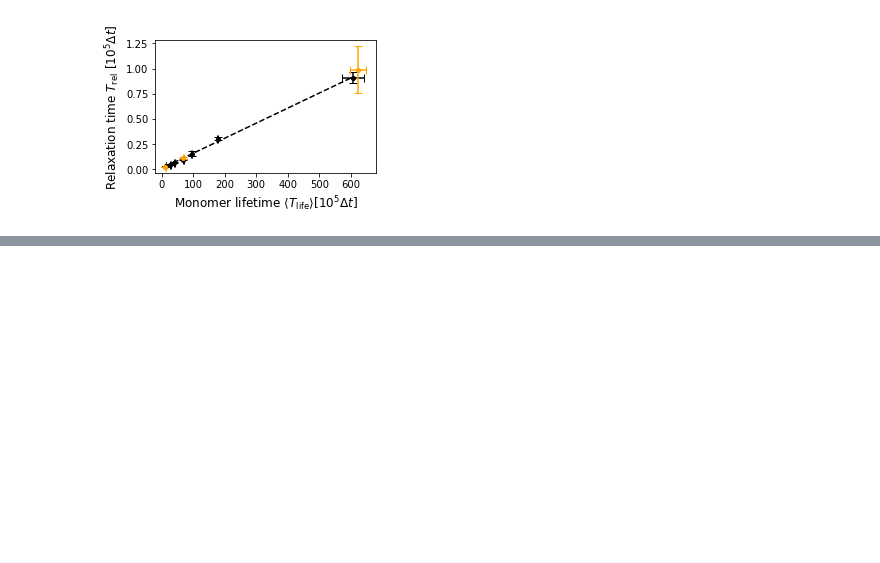
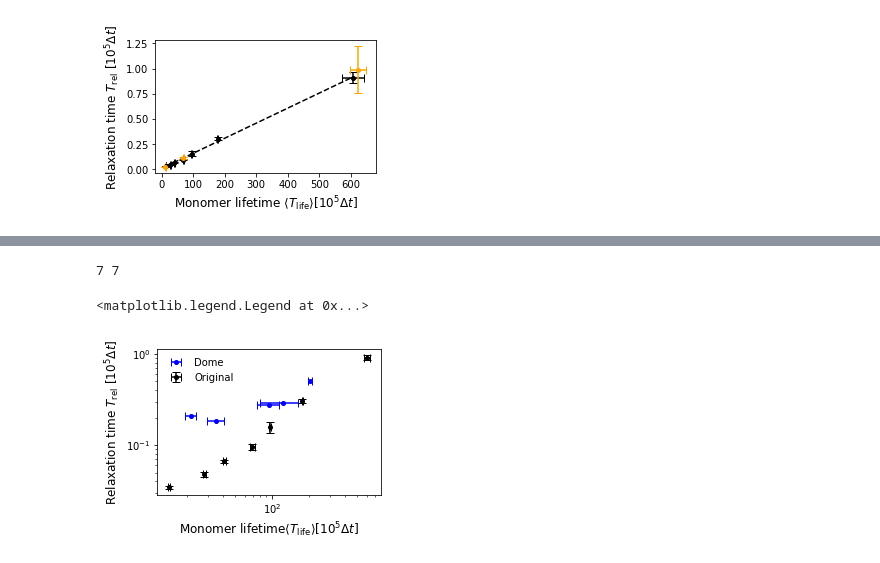
Before and after one commit to Billie1717/ColIVTurnover_Simulations, a Jupyter notebook: Data_and_Figures_2026/Fig_Tlife_conditions/MasterLifetimePlot_Conditions.ipynb, the cells around one changed output, grey strips where cells are left out. Drawn from its saved outputs; the diff is of its cells as text; code cells hidden in the pictures; blank space fills up the shorter version.

```diff
--- a/Data_and_Figures_2026/Fig_Tlife_conditions/MasterLifetimePlot_Conditions.ipynb
+++ b/Data_and_Figures_2026/Fig_Tlife_conditions/MasterLifetimePlot_Conditions.ipynb
@@ -179 +186,18 @@ ax.plot(MPs,Taus_Other_HalfDensity)
 [figure]
+# %%
+TlifeDome = [205073403.38202158, 95440252.60522974, 122730855.95567864, 34697255.490758345, 21543757.950391155, 11524891.792222882, 9976407.430534672]
+TlifeDomeSTD = [8525100.494711014, 19932763.394770257, 42329144.04432132, 5594337.993546003, 2210319.261260709, 279424.46722723247, 708216.261837937]
+Tau_Dome = [50310.08420758,27303.83282787,28940.15944243,18539.12022978,20717.40854068,24664.38159303,172055.41071602]
+fig,ax = plt.subplots(1,figsize = (4.,2.7))
+print(len(Tau_Dome),len(TlifeDome))
+ax.errorbar(np.divide(TlifeDome[:5],10**6),np.divide(Tau_Dome[:5],10**5),xerr = np.divide(TlifeDomeSTD[:5],10**6), color = 'blue',linestyle = '',marker = 'o',markersize = 4,capsize = 4,label = "Dome")
+ax.errorbar(np.divide(TLifeDenseControl,10**5),np.divide(Taus_Av,10**5),yerr = np.divide(Taus_Std,10**5), xerr = np.divide(TLifeDenseControlSTD,10**5), color = 'black',linestyle = '',marker = 'o',markersize = 4,capsize = 4,label = "Original")
+ax.set_xlabel(r'Monomer lifetime$\langle T_{\mathrm{life}}\rangle [10^5\Delta t]$',fontsize = 12)
+ax.set_ylabel(r"Relaxation time $T_{\mathrm{rel}}$ [$10^5\Delta t$]",fontsize = 12)
+ax.set_yscale('log')
+ax.set_xscale('log')
+ax.legend(frameon = False)
+# %% [output]
+7 7
+<matplotlib.legend.Legend at 0x...>
+[figure, added]
```
Also changed, not shown: parts of 2 cells of this notebook, 10 other files.
